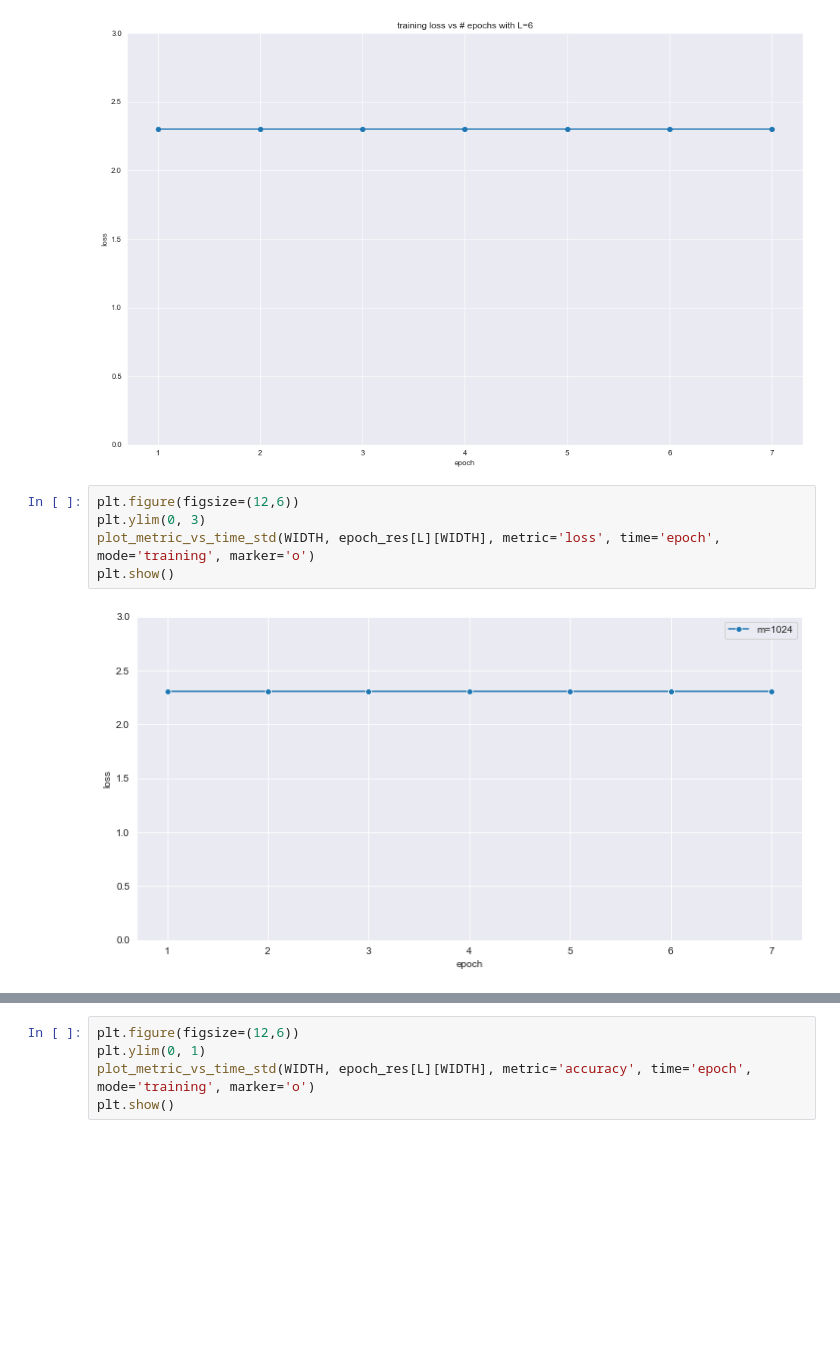
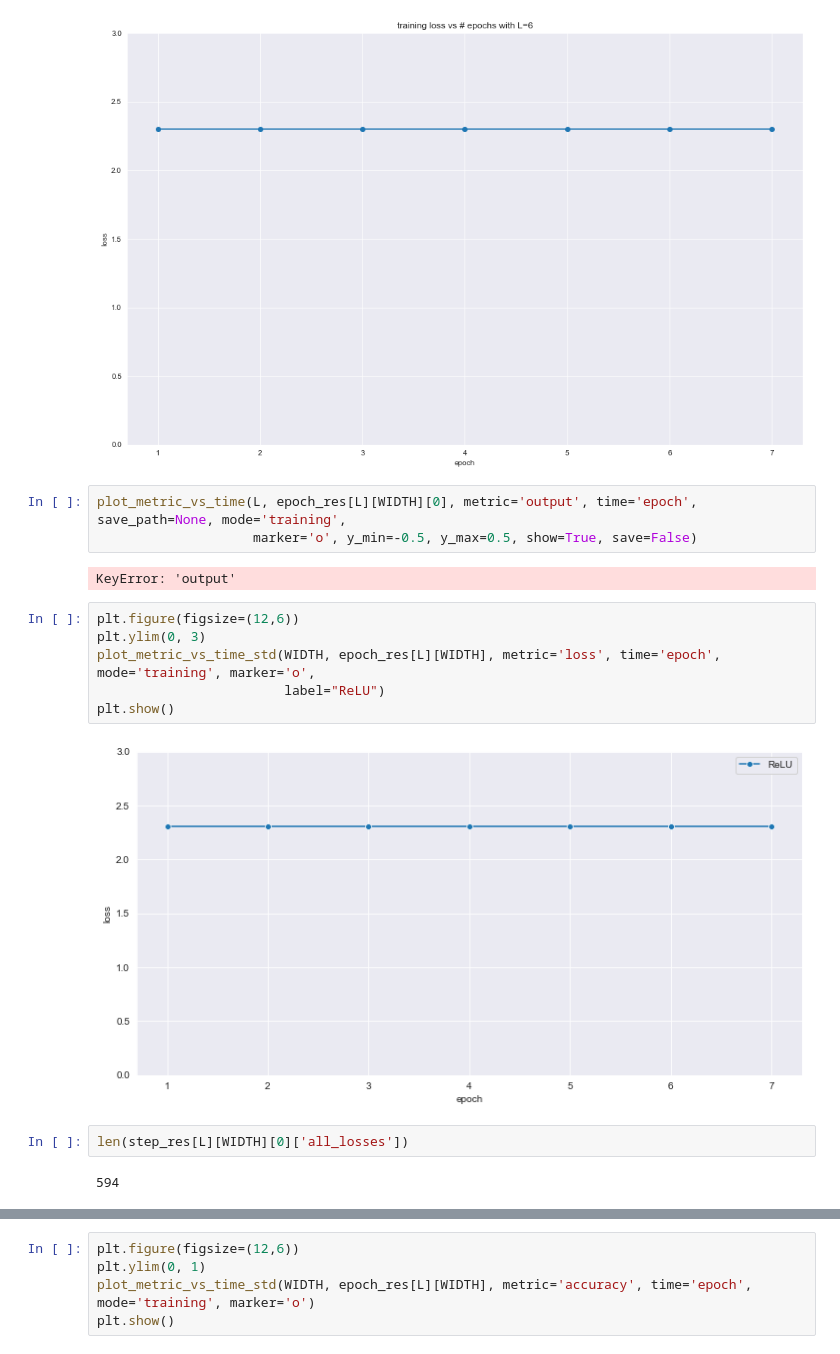
Before and after one commit to karl-hajjar/wide-networks, a Jupyter notebook: pytorch/notebooks/abc_parameterizations/training/std-ip.ipynb, the cells around one changed output, grey strips where cells are left out. Cells and saved outputs as stored; diff of their text form; blank space fills up the shorter version.

```diff
--- a/pytorch/notebooks/abc_parameterizations/training/std-ip.ipynb
+++ b/pytorch/notebooks/abc_parameterizations/training/std-ip.ipynb
@@ -76,10 +76,20 @@ plot_metric_vs_time(L, epoch_res[L][WIDTH][0], metric='loss', time='epoch', save
                     marker='o', y_min=0, y_max=3, show=True, save=False)
 # %% [output]
 [figure]
+# %%
+plot_metric_vs_time(L, epoch_res[L][WIDTH][0], metric='output', time='epoch', save_path=None, mode='training',
+                    marker='o', y_min=-0.5, y_max=0.5, show=True, save=False)
+# %% [output]
+KeyError: 'output'
 # %%
 plt.figure(figsize=(12,6))
 plt.ylim(0, 3)
-plot_metric_vs_time_std(WIDTH, epoch_res[L][WIDTH], metric='loss', time='epoch', mode='training', marker='o')
+plot_metric_vs_time_std(WIDTH, epoch_res[L][WIDTH], metric='loss', time='epoch', mode='training', marker='o',
+                        label="ReLU")
 plt.show()
 # %% [output]
-[figure, old version]
+[figure, new version]
+# %%
+len(step_res[L][WIDTH][0]['all_losses'])
+# %% [output]
+594
```
Also changed, not shown: parts of 4 cells of this notebook, 4 other files.
